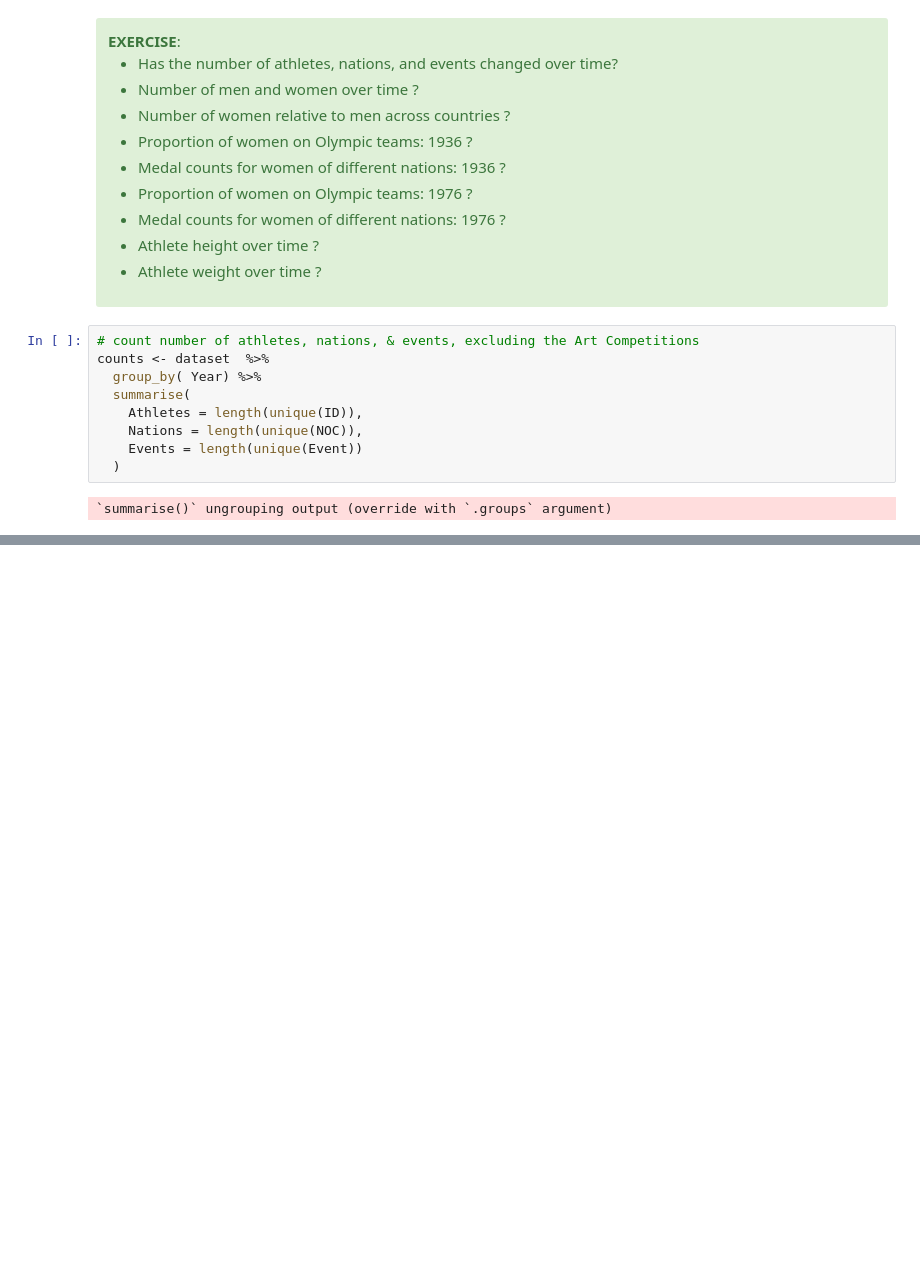
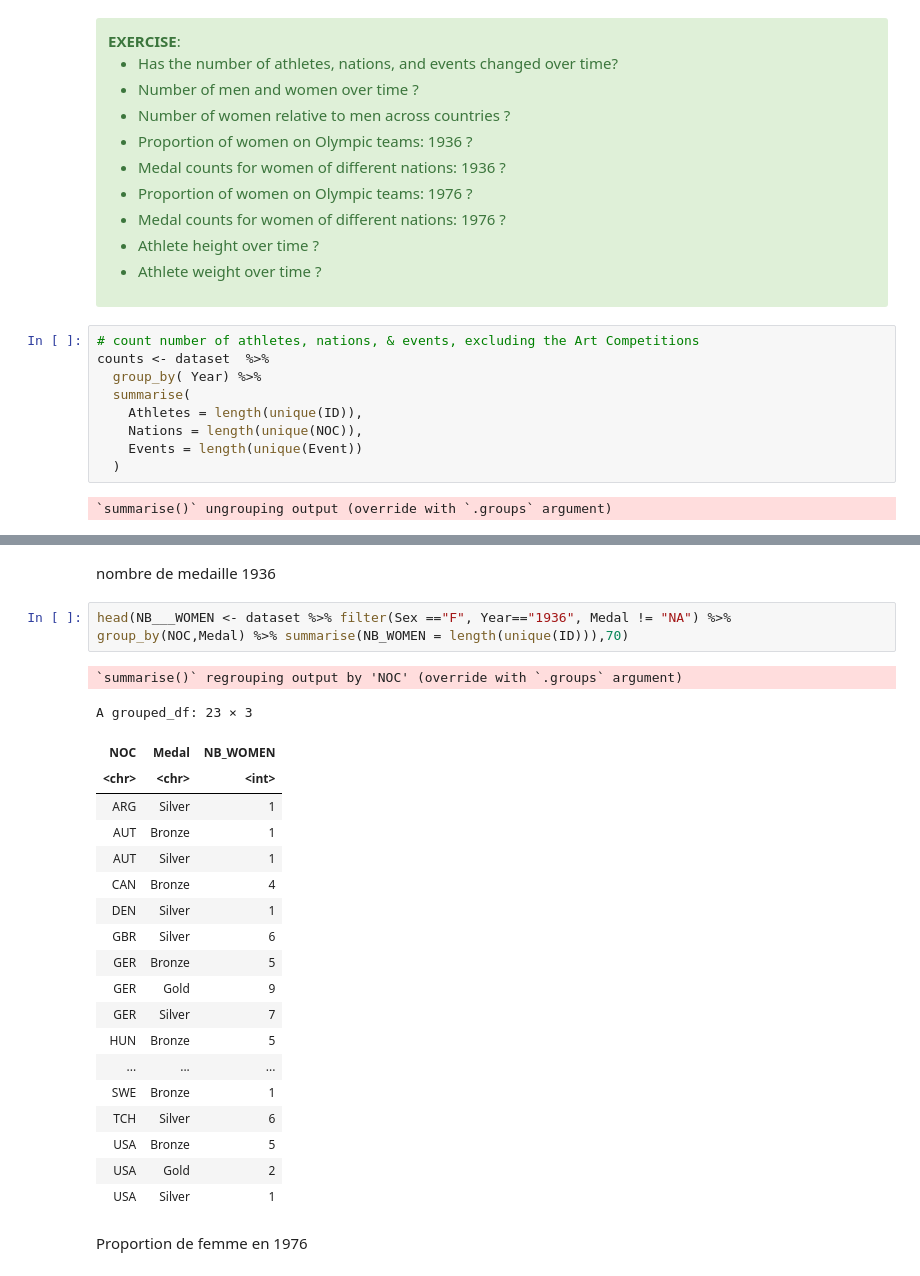
Before and after one commit to MalikYOUSSOUF/4dvop-app, a Jupyter notebook: 19122019_Analyse_Statistique_JO_R.ipynb, the cells around one changed output, grey strips where cells are left out. Saved outputs shown, nothing was run; the diff lists cells and outputs as text; blank space fills up the shorter version.

```diff
--- a/19122019_Analyse_Statistique_JO_R.ipynb
+++ b/19122019_Analyse_Statistique_JO_R.ipynb
@@ -440,0 +459,27 @@ A grouped_df: 82 × 4
+# %% [markdown]
+nombre de medaille 1936
+# %%
+head(NB___WOMEN <- dataset %>% filter(Sex =="F", Year=="1936", Medal != "NA") %>% group_by(NOC,Medal) %>% summarise(NB_WOMEN = length(unique(ID))),70)
+# %% [output]
+`summarise()` regrouping output by 'NOC' (override with `.groups` argument)
+A grouped_df: 23 × 3
+| NOC | Medal | NB_WOMEN |
+| <chr> | <chr> | <int> |
+| ARG | Silver | 1 |
+| AUT | Bronze | 1 |
+| AUT | Silver | 1 |
+| CAN | Bronze | 4 |
+| DEN | Silver | 1 |
+| GBR | Silver | 6 |
+| GER | Bronze | 5 |
+| GER | Gold | 9 |
+| GER | Silver | 7 |
+| HUN | Bronze | 5 |
+| ... | ... | ... |
+| SWE | Bronze | 1 |
+| TCH | Silver | 6 |
+| USA | Bronze | 5 |
+| USA | Gold | 2 |
+| USA | Silver | 1 |
+# %% [markdown]
+Proportion de femme en  1976
```
Also changed, not shown: parts of 23 cells of this notebook.
